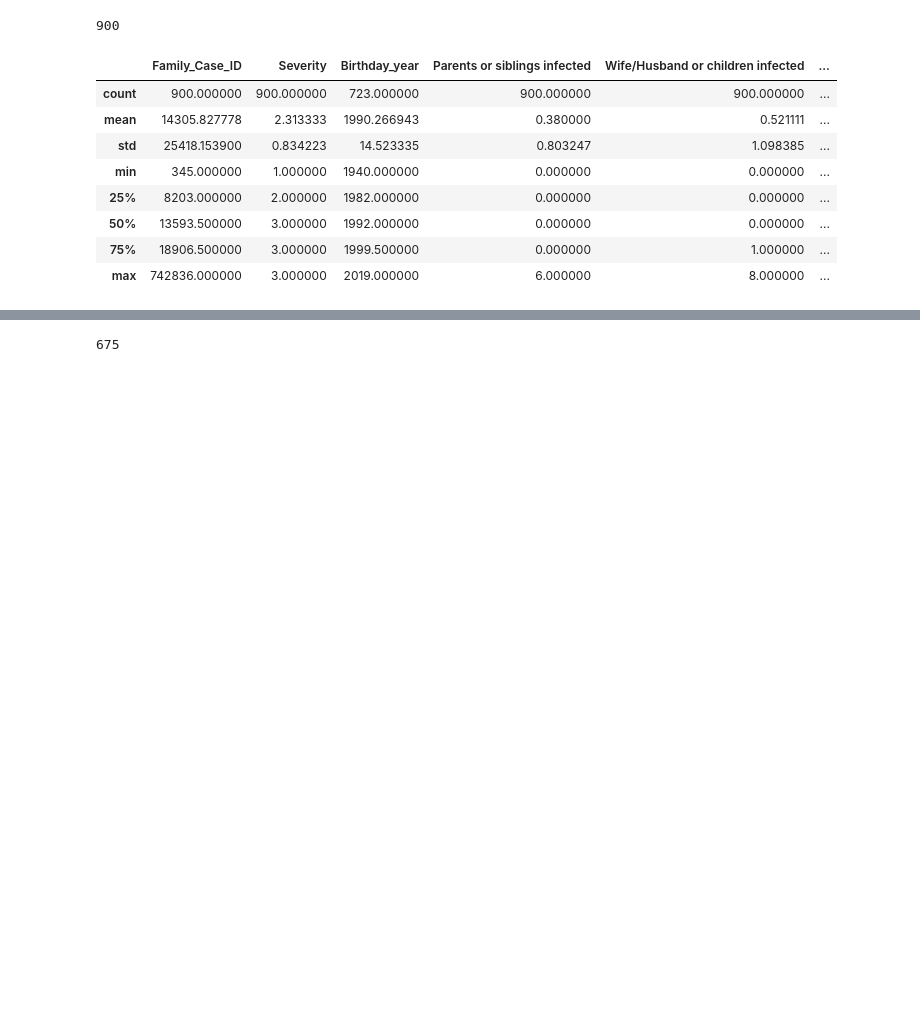
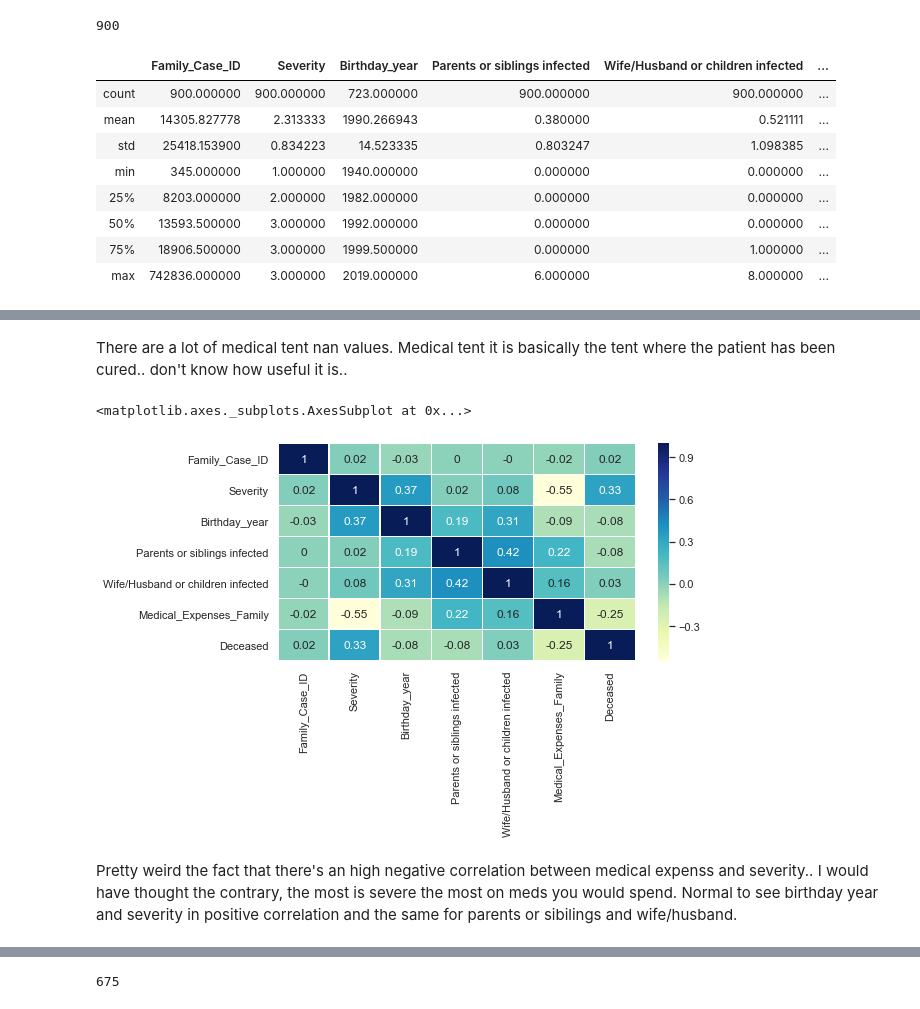
Before and after one commit to mrmachatschek/pandemic_survival_prediction, a Jupyter notebook: main.ipynb, the cells around one changed output, grey strips where cells are left out. Saved outputs shown, nothing was run; the diff lists cells and outputs as text; code cells hidden in the pictures; blank space fills up the shorter version.

```diff
--- a/main.ipynb
+++ b/main.ipynb
@@ -54,3 +85,17 @@ df.describe()
+# %% [markdown]
+There are a lot of medical tent nan values. Medical tent it is basically the tent where the patient has been cured.. don't know how useful it is..
+# %%
+# Creating the correlation matrix
+pearson_corr_matrix=df.corr('pearson').round(decimals=2)
+sns.set(rc={'figure.figsize':(8,4)})
+sns.heatmap(pearson_corr_matrix,
+        xticklabels=pearson_corr_matrix.columns,
+        yticklabels=pearson_corr_matrix.columns, annot=True, linewidths=.5, cmap="YlGnBu")
+# %% [output]
+<matplotlib.axes._subplots.AxesSubplot at 0x...>
+[figure, added]
+# %% [markdown]
+Pretty weird the fact that there's an high negative correlation between medical expenss and severity.. I would have thought the contrary, the most is severe the most on meds you would spend. Normal to see birthday year and severity in positive correlation and the same for parents or sibilings and wife/husband.
 # %%
 numerical_var = ["Severity","Parents or siblings infected", "Wife/Husband or children infected", "Medical_Expenses_Family"]
 # %%
```
Also changed, not shown: parts of 22 cells of this notebook.
